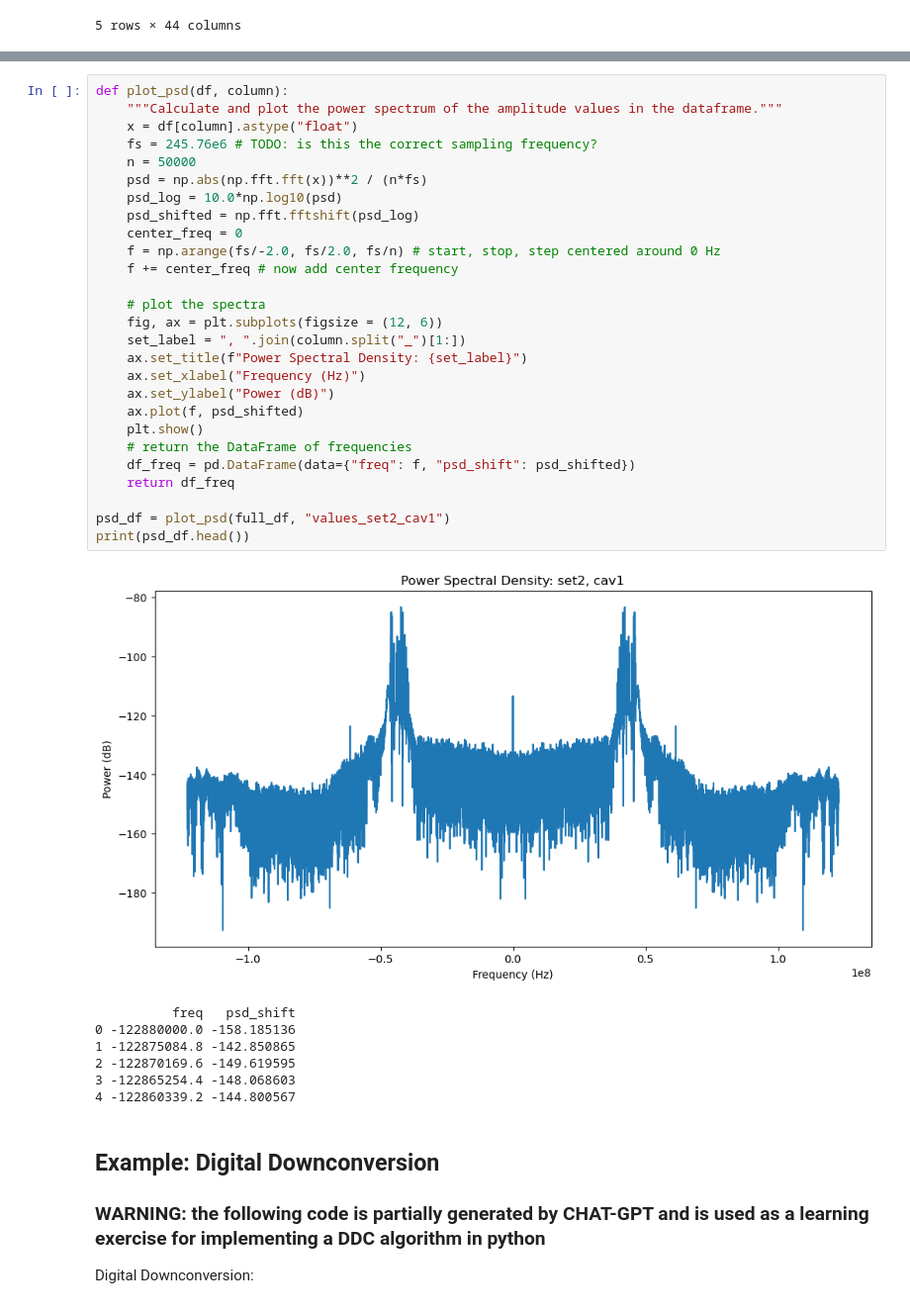
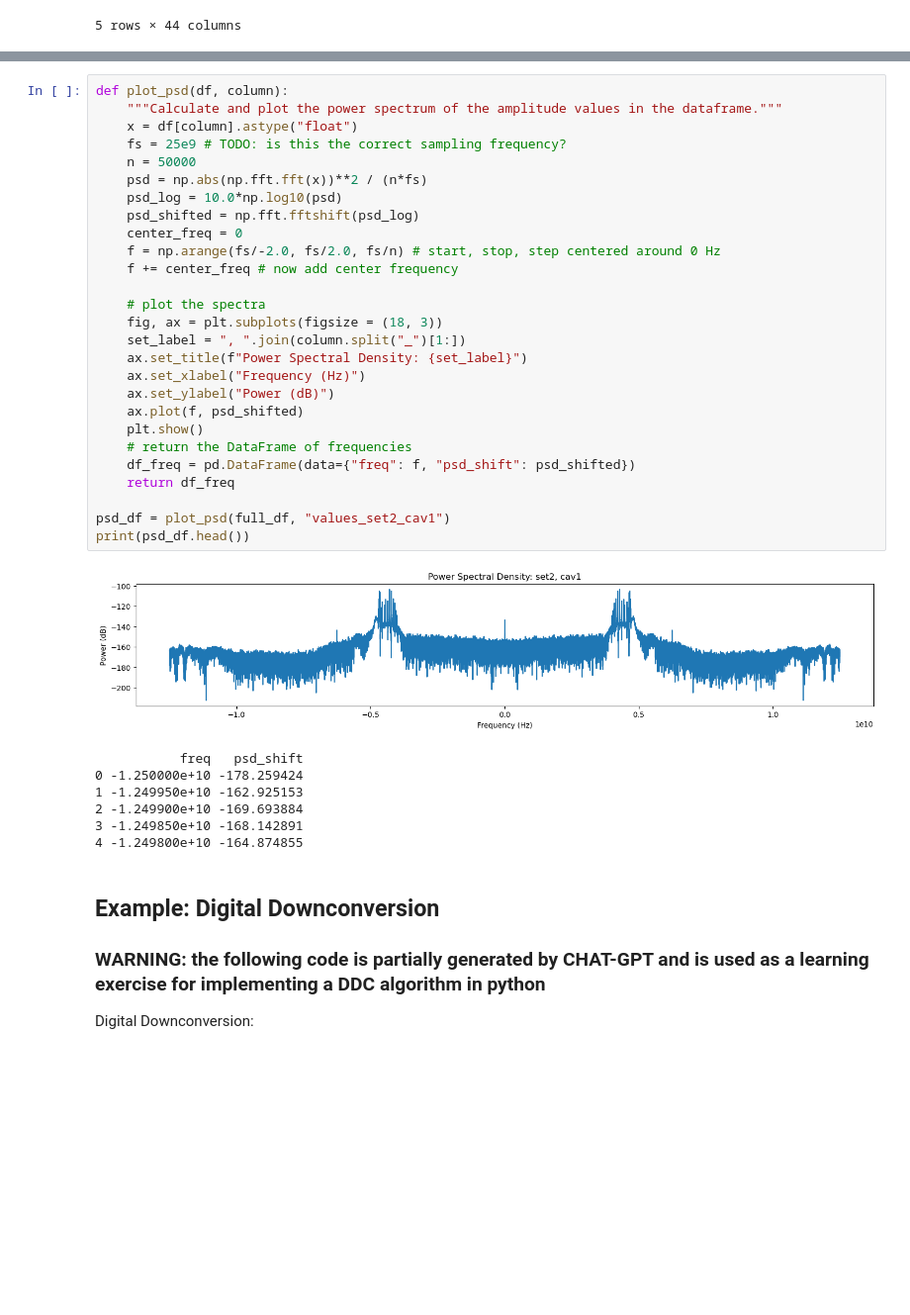
Before and after one commit to jpgtordilla/hombom24, a Jupyter notebook: scope-analysis/scope_data_processing.ipynb, the cells around one changed output, grey strips where cells are left out. Shown at 99% size. Saved outputs shown, nothing was run; the diff lists cells and outputs as text; blank space fills up the shorter version.

```diff
--- a/scope-analysis/scope_data_processing.ipynb
+++ b/scope-analysis/scope_data_processing.ipynb
@@ -107,38 +107,38 @@ avg_powers(full_df)
 # %%
 def plot_psd(df, column):
     """Calculate and plot the power spectrum of the amplitude values in the dataframe."""
     x = df[column].astype("float")
-    fs = 245.76e6 # TODO: is this the correct sampling frequency?
+    fs = 25e9 # TODO: is this the correct sampling frequency?
     n = 50000
     psd = np.abs(np.fft.fft(x))**2 / (n*fs)
     psd_log = 10.0*np.log10(psd)
     psd_shifted = np.fft.fftshift(psd_log)
     center_freq = 0
     f = np.arange(fs/-2.0, fs/2.0, fs/n) # start, stop, step centered around 0 Hz
     f += center_freq # now add center frequency
 
     # plot the spectra
-    fig, ax = plt.subplots(figsize = (12, 6))
+    fig, ax = plt.subplots(figsize = (18, 3))
     set_label = ", ".join(column.split("_")[1:])
     ax.set_title(f"Power Spectral Density: {set_label}")
     ax.set_xlabel("Frequency (Hz)")
     ax.set_ylabel("Power (dB)")
     ax.plot(f, psd_shifted)
     plt.show()
     # return the DataFrame of frequencies
     df_freq = pd.DataFrame(data={"freq": f, "psd_shift": psd_shifted})
     return df_freq
 
 psd_df = plot_psd(full_df, "values_set2_cav1")
 print(psd_df.head())
 # %% [output]
-[figure, old version]
+[figure, new version]
-          freq   psd_shift
-0 -122880000.0 -158.185136
-1 -122875084.8 -142.850865
-2 -122870169.6 -149.619595
-3 -122865254.4 -148.068603
-4 -122860339.2 -144.800567
+           freq   psd_shift
+0 -1.250000e+10 -178.259424
+1 -1.249950e+10 -162.925153
+2 -1.249900e+10 -169.693884
+3 -1.249850e+10 -168.142891
+4 -1.249800e+10 -164.874855
 # %% [markdown]
 ## Example: Digital Downconversion
 
```
Also changed, not shown: parts of 1 cell of this notebook, 14 other files.
